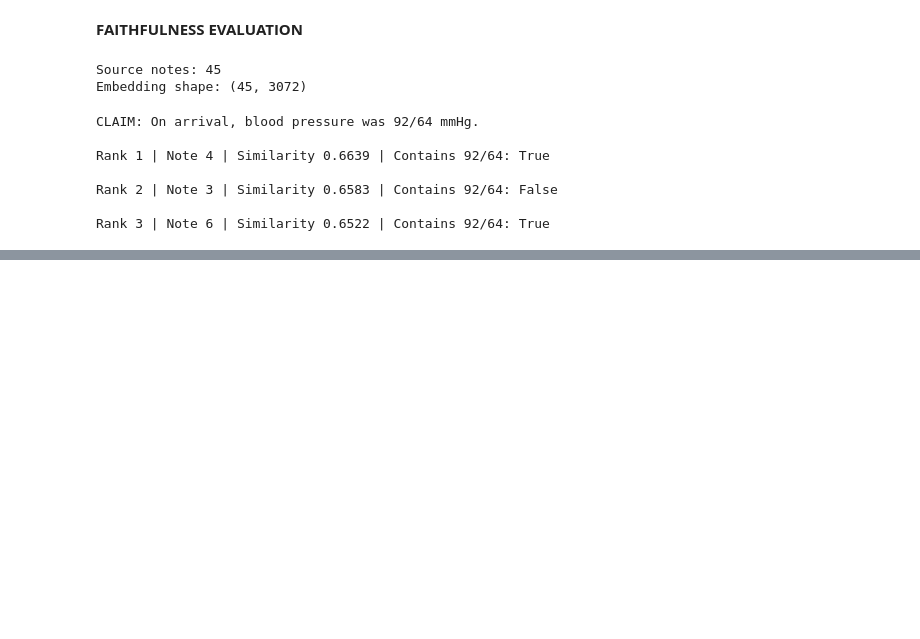
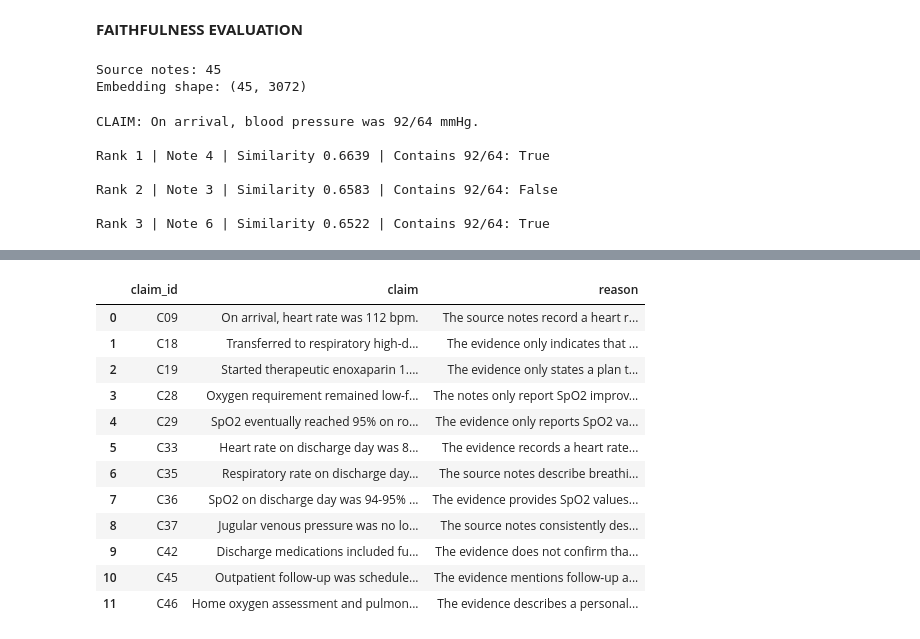
Before and after one commit to pallavi-cs-ai/clinical-summarization-eval, a Jupyter notebook: notebooks/03_workflow_2_rag_experiments.ipynb, the cells around one changed output, grey strips where cells are left out. Cells and saved outputs as stored; diff of their text form; code cells hidden in the pictures; blank space fills up the shorter version.

```diff
--- a/notebooks/03_workflow_2_rag_experiments.ipynb
+++ b/notebooks/03_workflow_2_rag_experiments.ipynb
@@ -5631,0 +5852,16 @@ Rank 3 | Note 6 | Similarity 0.6522 | Contains 92/64: True
+# %%
+# Find every source note mentioning CTPA
+# so we can see where the confirming result actually occurs.
+
+for i, text in enumerate(source_evidence_texts):
+    if "CTPA" in text.upper():
+        print("\n" + "=" * 80)
+        print("NOTE:", i)
+
+        # Print only lines mentioning CTPA / thromboembolic disease
+        for line in text.splitlines():
+            if (
+                "CTPA" in line.upper()
+                or "THROMBOEMBOL" in line.upper()
+            ):
+                print(line)
@@ -5631,0 +6113,22 @@ Rank 3 | Note 6 | Similarity 0.6522 | Contains 92/64: True
+# %%
+# ---------------------------------------------------------
+# Inspect every claim classified as UNSUPPORTED
+# ---------------------------------------------------------
+
+unsupported_claims = whole_gemini_faithfulness_df[
+    whole_gemini_faithfulness_df["label"] == "UNSUPPORTED"
+]
+
+for _, row in unsupported_claims.iterrows():
+
+    print("\n" + "=" * 90)
+    print(row["claim_id"], "-", row["claim"])
+
+    print("\nReason:")
+    print(row["reason"])
+
+    print("\nEvidence quote:")
+    print(row["evidence_quote"])
+
+    print("\nRetrieved source notes:")
+    print(row["retrieved_note_indices"])
@@ -5631,0 +6153,21 @@ Rank 3 | Note 6 | Similarity 0.6522 | Contains 92/64: True
+# %%
+# Show the 12 unsupported claims compactly
+pd.set_option("display.max_colwidth", None)
+
+unsupported_claims[
+    ["claim_id", "claim", "reason"]
+].reset_index(drop=True)
+# %% [output]
+|  | claim_id | claim | reason |
+| 0 | C09 | On arrival, heart rate was 112 bpm. | The source notes record a heart r... |
+| 1 | C18 | Transferred to respiratory high-d... | The evidence only indicates that ... |
+| 2 | C19 | Started therapeutic enoxaparin 1.... | The evidence only states a plan t... |
+| 3 | C28 | Oxygen requirement remained low-f... | The notes only report SpO2 improv... |
+| 4 | C29 | SpO2 eventually reached 95% on ro... | The evidence only reports SpO2 va... |
+| 5 | C33 | Heart rate on discharge day was 8... | The evidence records a heart rate... |
+| 6 | C35 | Respiratory rate on discharge day... | The source notes describe breathi... |
+| 7 | C36 | SpO2 on discharge day was 94-95% ... | The evidence provides SpO2 values... |
+| 8 | C37 | Jugular venous pressure was no lo... | The source notes consistently des... |
+| 9 | C42 | Discharge medications included fu... | The evidence does not confirm tha... |
+| 10 | C45 | Outpatient follow-up was schedule... | The evidence mentions follow‑up a... |
+| 11 | C46 | Home oxygen assessment and pulmon... | The evidence describes a personal... |
```
Also changed, not shown: parts of 33 cells of this notebook, 7 other files.
